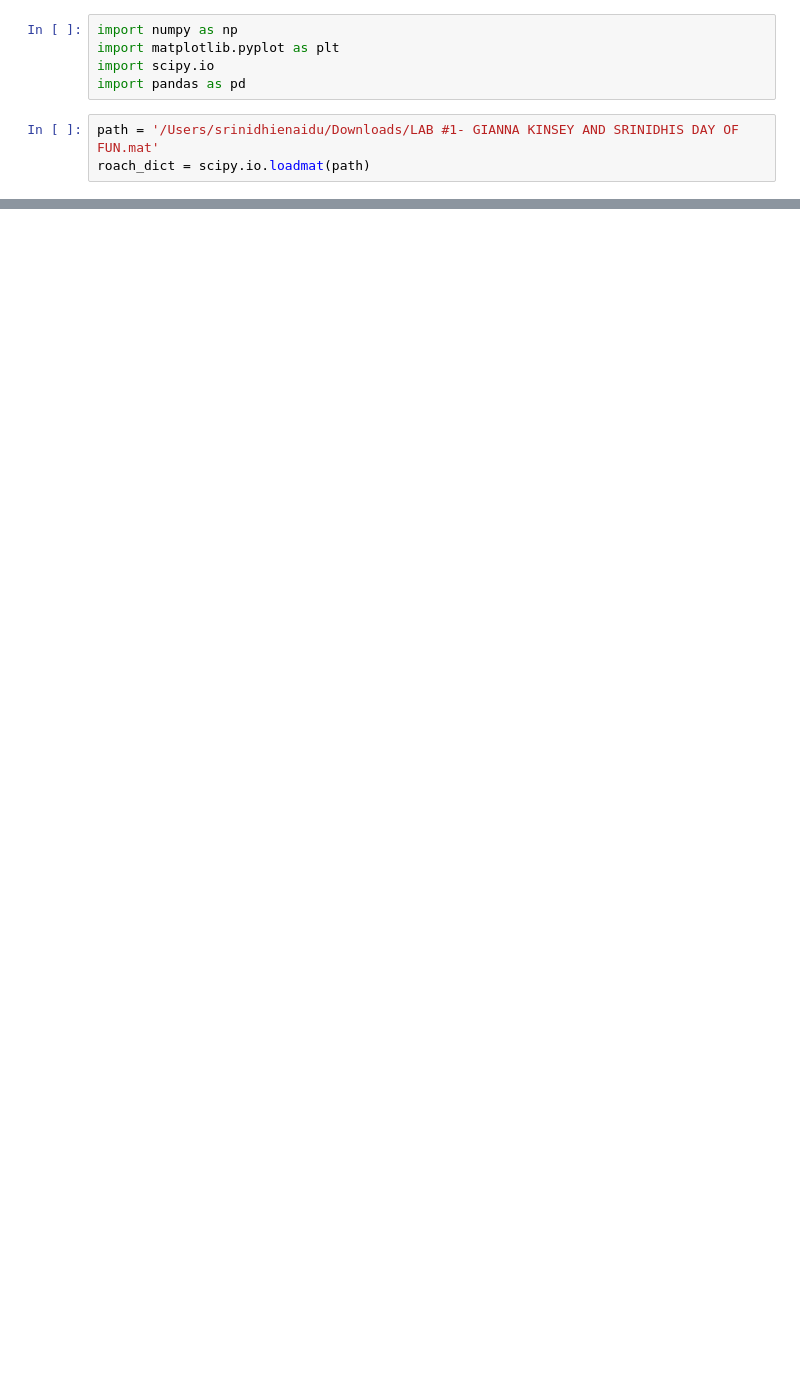
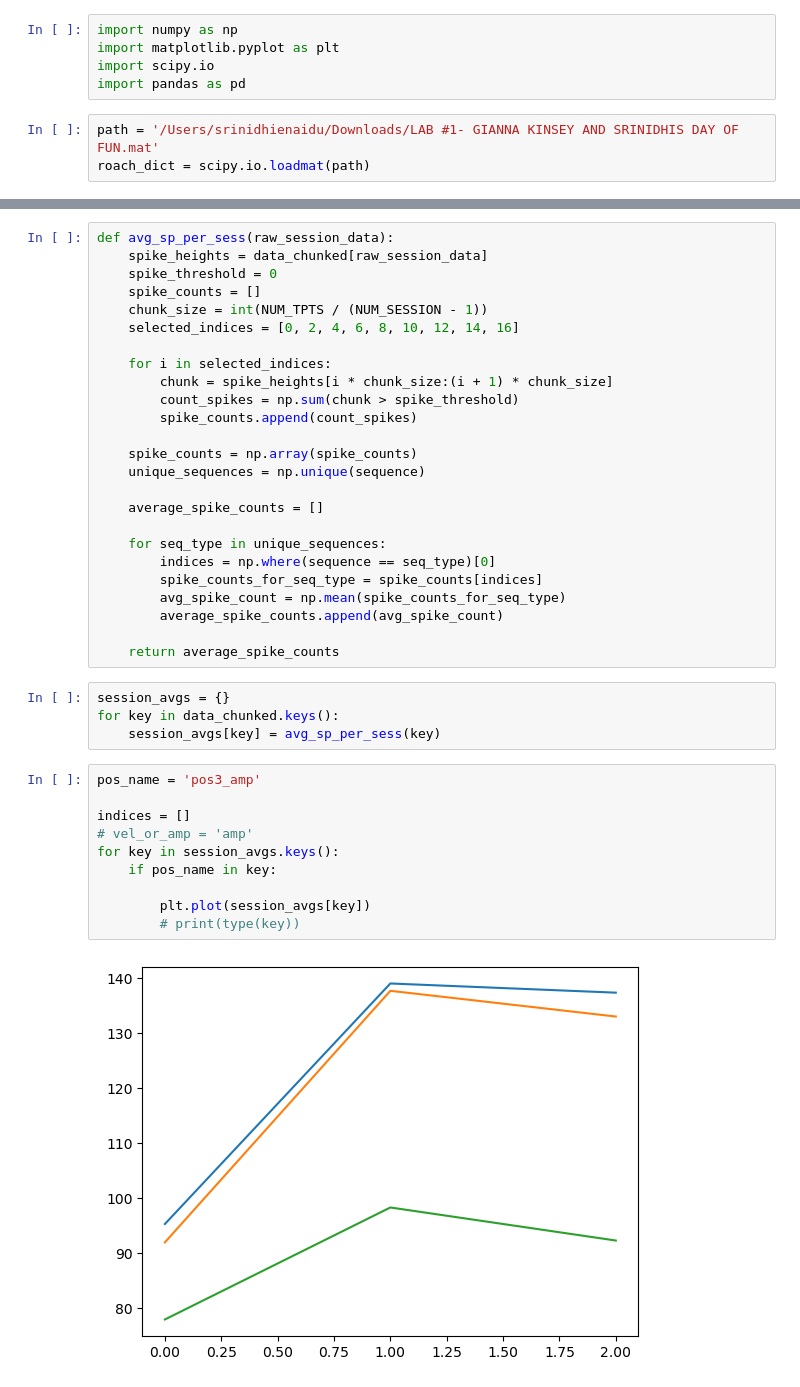
Before and after one commit to srinidhienaidu/AMATH422, a Jupyter notebook: NEURO 302/302_Lab_1_Figures.ipynb, the cells around one changed output, grey strips where cells are left out. Cells and saved outputs as stored; diff of their text form; blank space fills up the shorter version.

```diff
--- a/NEURO 302/302_Lab_1_Figures.ipynb
+++ b/NEURO 302/302_Lab_1_Figures.ipynb
@@ -55,2 +166,43 @@ trial = 1 # 1-3 for amp, 4-6 for vel
+# %%
+def avg_sp_per_sess(raw_session_data):
+    spike_heights = data_chunked[raw_session_data]
+    spike_threshold = 0
+    spike_counts = []
+    chunk_size = int(NUM_TPTS / (NUM_SESSION - 1))
+    selected_indices = [0, 2, 4, 6, 8, 10, 12, 14, 16]
+
+    for i in selected_indices:
+        chunk = spike_heights[i * chunk_size:(i + 1) * chunk_size]
+        count_spikes = np.sum(chunk > spike_threshold)
+        spike_counts.append(count_spikes)
+
+    spike_counts = np.array(spike_counts)
+    unique_sequences = np.unique(sequence)
+
+    average_spike_counts = []
+
+    for seq_type in unique_sequences:
+        indices = np.where(sequence == seq_type)[0]
+        spike_counts_for_seq_type = spike_counts[indices]
+        avg_spike_count = np.mean(spike_counts_for_seq_type)
+        average_spike_counts.append(avg_spike_count)
+
+    return average_spike_counts
+# %%
+session_avgs = {}
+for key in data_chunked.keys():
+    session_avgs[key] = avg_sp_per_sess(key)
+# %%
+pos_name = 'pos3_amp'
+
+indices = []
+# vel_or_amp = 'amp'
+for key in session_avgs.keys():
+    if pos_name in key:
+
+        plt.plot(session_avgs[key])
+        # print(type(key))
+# %% [output]
+[figure, added]
 # %%
 # %% [output]
```
Also changed, not shown: parts of 12 cells of this notebook, 18 other files.
